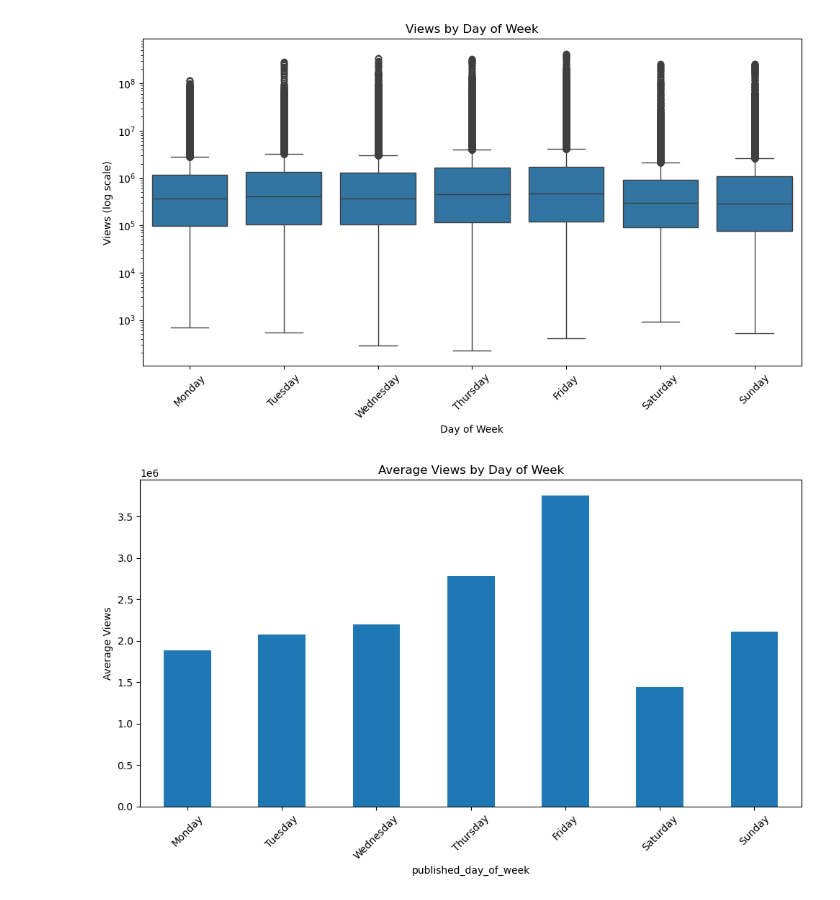
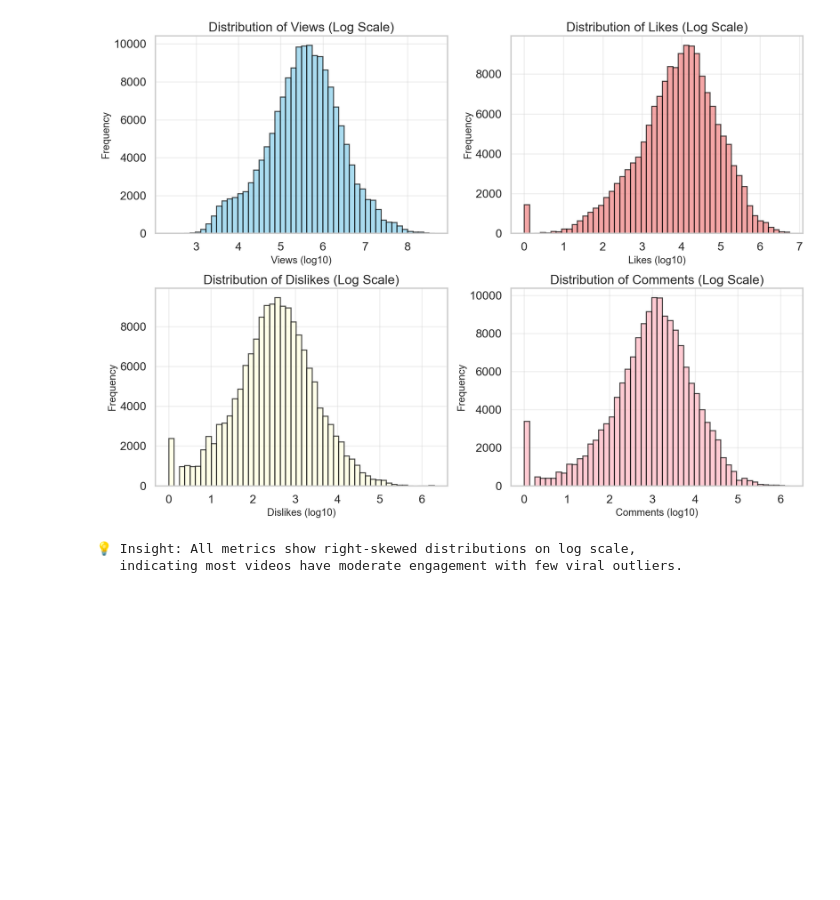
Before and after one commit to Aadarsh524/video-engagement-predictor, a Jupyter notebook: notebooks/01_eda.ipynb, the cells around one changed output. Drawn from its saved outputs; the diff is of its cells as text; code cells hidden in the pictures; blank space fills up the shorter version.

```diff
--- a/notebooks/01_eda.ipynb
+++ b/notebooks/01_eda.ipynb
@@ -5,4 +8,9 @@ import numpy as np
 # %%
-#reading csv file
-df = pd.read_csv("../data/raw/youtube.csv")
-df.tail()
+# Set plotting style
+sns.set_theme(style="whitegrid", context="talk")
+plt.rcParams.update({
+    'font.size': 12,
+    'axes.titlesize': 18,
+    'axes.labelsize': 14,
+    'figure.dpi': 150
+})
@@ -139,28 +92,32 @@ plt.show()
 # %%
-# Now we see data based on different days of week
+## 3. Distribution Analysis
 
-# Order days properly
-day_order = ['Monday', 'Tuesday', 'Wednesday', 'Thursday', 'Friday', 'Saturday', 'Sunday']
+### 3.1 Histograms (Log Scale)
 
-# Plot views by day
-plt.figure(figsize=(10, 6))
-sns.boxplot(data=df, x='published_day_of_week', y='views', order=day_order)
-plt.yscale('log')  # Use log scale for views
-plt.title('Views by Day of Week')
-plt.xlabel('Day of Week')
-plt.ylabel('Views (log scale)')
-plt.xticks(rotation=45)
+# Create histograms for key metrics
+fig, axes = plt.subplots(2, 2, figsize=(14, 10))
+
+metrics = ['views', 'likes', 'dislikes', 'comment_count']
+colors = ['skyblue', 'lightcoral', 'lightyellow', 'lightpink']
+titles = ['Views', 'Likes', 'Dislikes', 'Comments']
+
+for idx, (metric, color, title) in enumerate(zip(metrics, colors, titles)):
+    row, col = idx // 2, idx % 2
+
+    axes[row, col].hist(np.log10(df[metric] + 1), bins=50,
+                        color=color, edgecolor='black', alpha=0.7)
+    axes[row, col].set_title(f'Distribution of {title} (Log Scale)')
+    axes[row, col].set_xlabel(f'{title} (log10)')
+    axes[row, col].set_ylabel('Frequency')
+    axes[row, col].grid(True, alpha=0.3)
+
 plt.tight_layout()
 plt.show()
 
-# Or use bar plot for average views
-df.groupby('published_day_of_week')['views'].mean().reindex(day_order).plot(kind='bar', figsize=(10,6))
-plt.title('Average Views by Day of Week')
-plt.ylabel('Average Views')
-plt.xticks(rotation=45)
-plt.tight_layout()
-plt.show()
+print("\n💡 Insight: All metrics show right-skewed distributions on log scale,")
+print("   indicating most videos have moderate engagement with few viral outliers.")
 # %% [output]
-[figure, old version]
+[figure, new version]
-[figure, removed]
+💡 Insight: All metrics show right-skewed distributions on log scale,
+   indicating most videos have moderate engagement with few viral outliers.
 # %%
```
Also changed, not shown: parts of 17 cells of this notebook, 10 other files.
